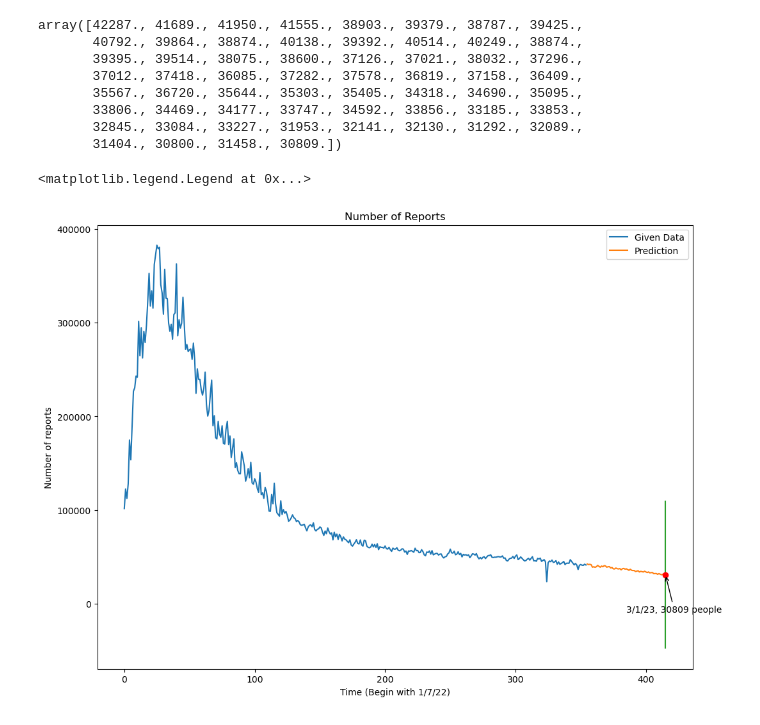
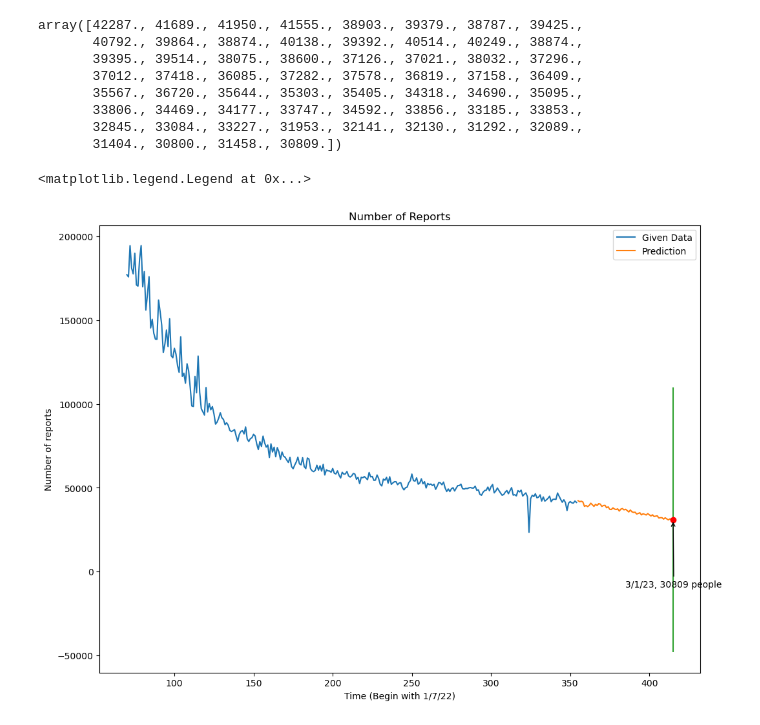
Before and after one commit to Xianyu39/MCMA2023, a Jupyter notebook: Problem1/Problem1.ipynb, the cells around one changed output. Drawn from its saved outputs; the diff is of its cells as text; code cells hidden in the pictures.

```diff
--- a/Problem1.ipynb
+++ b/Problem1/Problem1.ipynb
@@ -3,7 +3,7 @@ import pandas as pd
 import numpy as np
 import matplotlib.pyplot as plt
 
-raw=pd.read_excel("./Problem_C_Data_Wordle.xlsx")
+raw=pd.read_excel("./../Problem_C_Data_Wordle.xlsx")
 dateAndrepos=raw.loc[:,['Date','Number of  reported results']]
 dateAndrepos
 # %% [output]
@@ -291,17 +302,17 @@ array([42287., 41689., 41950., 41555., 38903., 39379., 38787., 39425.,
 # %%
 fig,ax=plt.subplots(figsize=(12, 9))
 
-offset = 0
+offset = 70
 ax.plot(range(offset,len(back)),back[offset:], label ="Given Data")
 ax.plot(range(len(back),len(back)+60),final, label ="Prediction")
 ax.set_xlabel("Time (Begin with 1/7/22)")
 ax.set_ylabel("Number of reports")
 ax.set_title("Number of Reports")
 # ax.scatter([], final[], color='red')
 ax.errorbar(len(back)+60,final[len(final)-1],  final[len(final)-1]-forecasts.conf_int(alpha=0.1)[len(final)-1][0])
 ax.plot(len(back)+60,final[len(final)-1],'ro')
 ax.annotate("3/1/23, "+str(int(final[len(final)-1]))+" people", xy=(len(back)+60,final[len(final)-1]),xytext=(len(back)+30,final[len(final)-1]-40000),arrowprops=dict(facecolor='red', arrowstyle='->'))
 ax.legend()
 # %% [output]
 <matplotlib.legend.Legend at 0x...>
-[figure, old version]
+[figure, new version]
```
Also changed, not shown: parts of 7 cells of this notebook, 6 other files.
